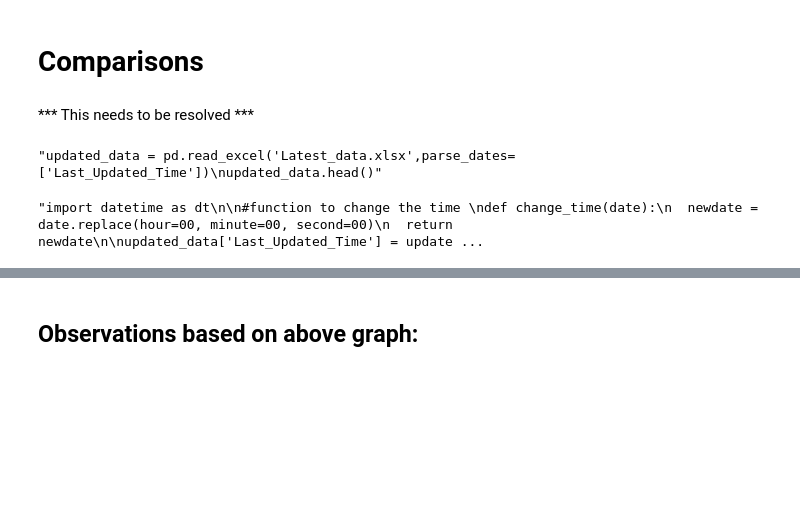
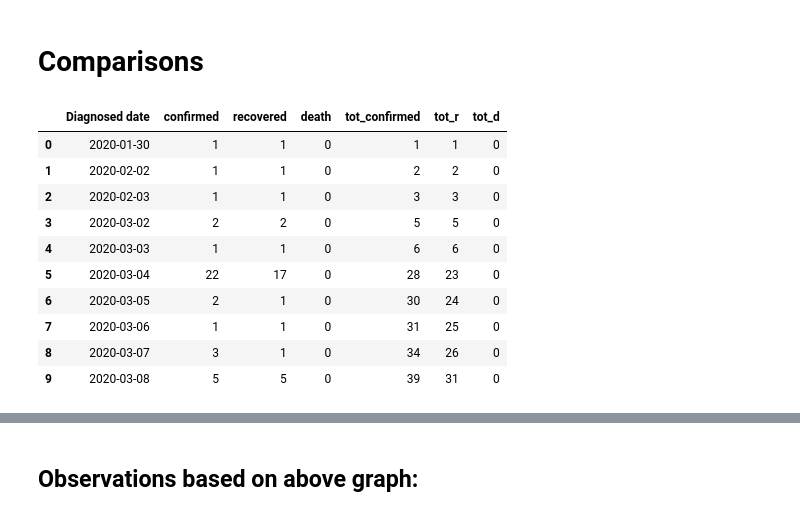
Before and after one commit to Covid-Analytics-India/covid19-analysis, a Jupyter notebook: SarthakTesting.ipynb, the cells around one changed output, grey strips where cells are left out. Drawn from its saved outputs; the diff is of its cells as text; code cells hidden in the pictures; blank space fills up the shorter version.

Commit message:
Data Wrangling( some issues  still unresolved )

```diff
--- a/SarthakTesting.ipynb
+++ b/SarthakTesting.ipynb
@@ -303,8 +314,16 @@ death_and_recovered.to_csv('/drive/My Drive/Covid19/' + file_loc + 'death_and_re
 # %%
-grouped = data.groupby('Diagnosed date')['Diagnosed date', 'confirmed'].sum().reset_index()
-s=0
-grouped['tot_confirmed'] = grouped['confirmed']
-for row in grouped.index:
-  grouped['tot_confirmed'][row] += s
-  s = grouped['tot_confirmed'][row]
+confirmed_grouped = data.groupby('Diagnosed date')['Diagnosed date', 'confirmed', 'recovered', 'death'].sum().reset_index()
+c=0
+r=0
+d=0
+confirmed_grouped['tot_confirmed'] = confirmed_grouped['confirmed']
+confirmed_grouped['tot_r'] = confirmed_grouped['recovered']
+confirmed_grouped['tot_d'] = confirmed_grouped['death']
+for row in confirmed_grouped.index:
+  confirmed_grouped['tot_confirmed'][row] += c
+  c = confirmed_grouped['tot_confirmed'][row]
+  confirmed_grouped['tot_r'][row] += r
+  r = confirmed_grouped['tot_r'][row]
+  confirmed_grouped['tot_d'][row] += d
+  d = confirmed_grouped['tot_d'][row]
 # %%
@@ -605,22 +621,17 @@ Mumbai seems to be the most affected district as of now
 ## Observations based on Above Graphs
 # %% [markdown]
 # Comparisons
-# %% [markdown]
-*** This needs to be resolved ***
-# %%
-'''updated_data = pd.read_excel('Latest_data.xlsx',parse_dates=['Last_Updated_Time'])
-updated_data.head()'''
-# %% [output]
-"updated_data = pd.read_excel('Latest_data.xlsx',parse_dates=['Last_Updated_Time'])\nupdated_data.head()"
-# %%
-'''import datetime as dt
-
-#function to change the time
-def change_time(date):
-  newdate = date.replace(hour=00, minute=00, second=00)
-  return newdate
-
-updated_data['Last_Updated_Time'] = updated_data['Last_Updated_Time'].apply(change_time)
-updated_data.sample(5)'''
-# %% [output]
-"import datetime as dt\n\n#function to change the time \ndef change_time(date):\n  newdate = date.replace(hour=00, minute=00, second=00)\n  return newdate\n\nupdated_data['Last_Updated_Time'] = update ...
+# %%
+confirmed_grouped.head(10)
+# %% [output]
+|  | Diagnosed date | confirmed | recovered | death | tot_confirmed | tot_r | tot_d |
+| 0 | 2020-01-30 | 1 | 1 | 0 | 1 | 1 | 0 |
+| 1 | 2020-02-02 | 1 | 1 | 0 | 2 | 2 | 0 |
+| 2 | 2020-02-03 | 1 | 1 | 0 | 3 | 3 | 0 |
+| 3 | 2020-03-02 | 2 | 2 | 0 | 5 | 5 | 0 |
+| 4 | 2020-03-03 | 1 | 1 | 0 | 6 | 6 | 0 |
+| 5 | 2020-03-04 | 22 | 17 | 0 | 28 | 23 | 0 |
+| 6 | 2020-03-05 | 2 | 1 | 0 | 30 | 24 | 0 |
+| 7 | 2020-03-06 | 1 | 1 | 0 | 31 | 25 | 0 |
+| 8 | 2020-03-07 | 3 | 1 | 0 | 34 | 26 | 0 |
+| 9 | 2020-03-08 | 5 | 5 | 0 | 39 | 31 | 0 |
```
Also changed, not shown: parts of 11 cells of this notebook.
